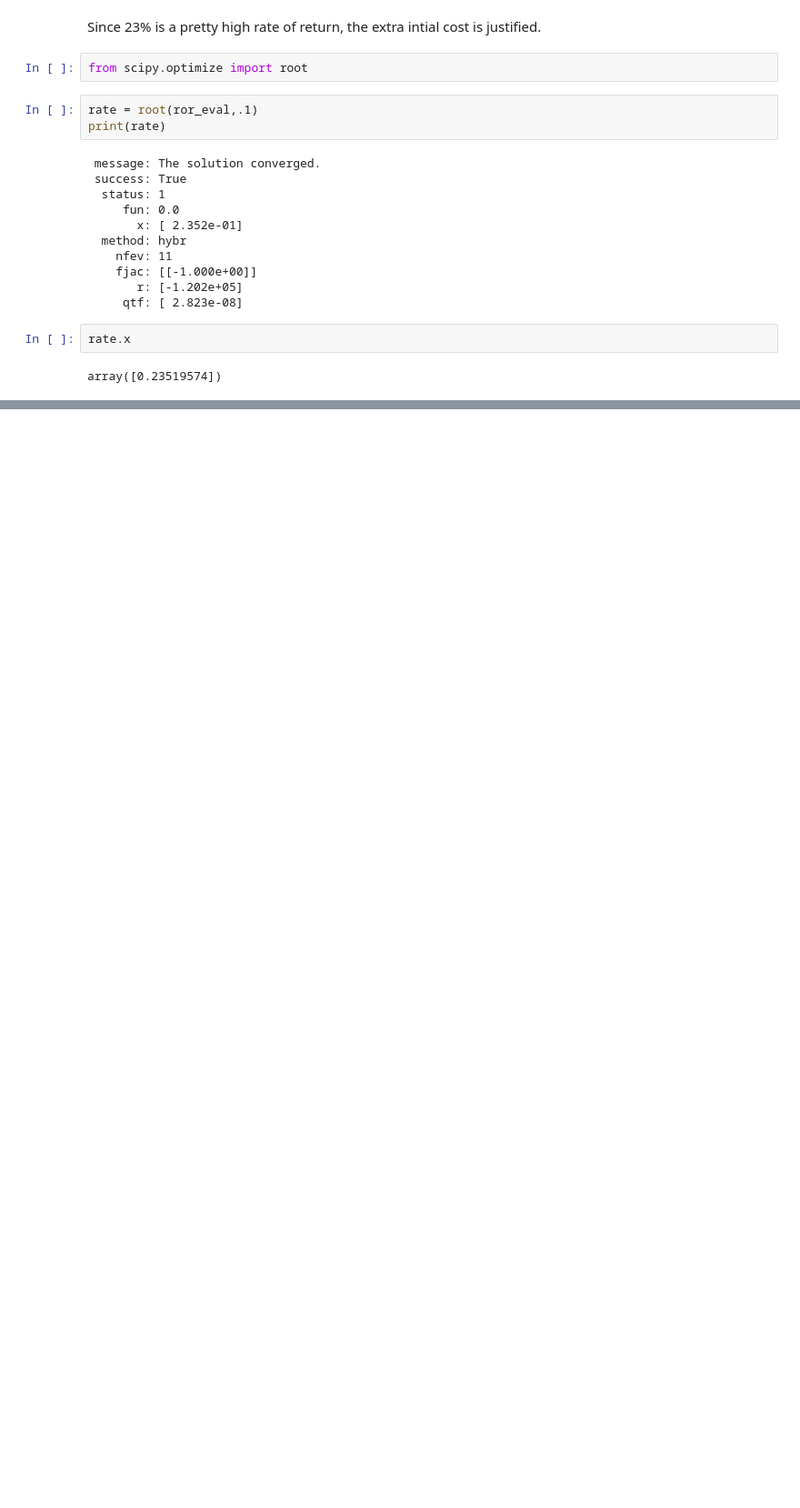
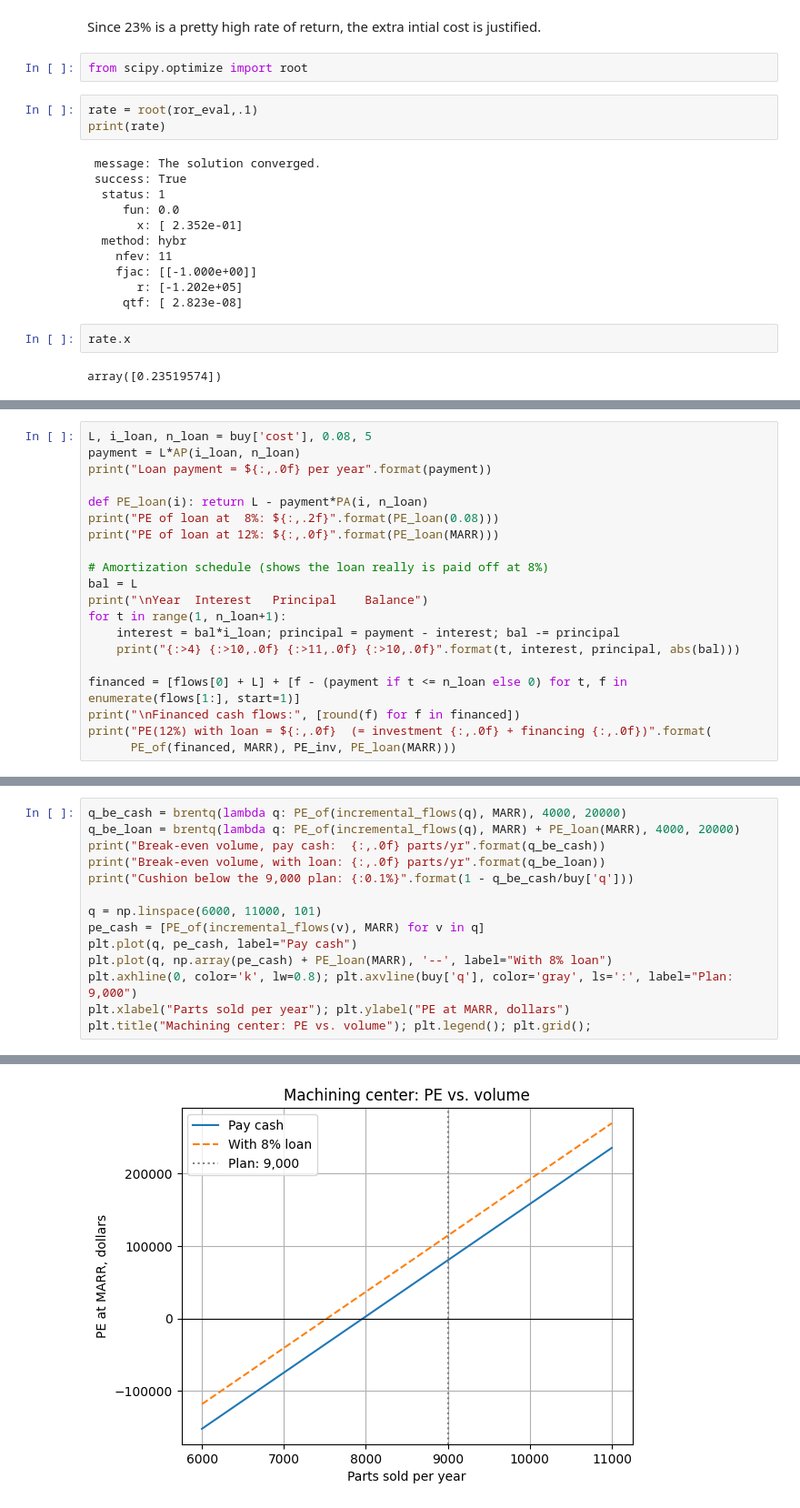
Before and after one commit to Dr-Daily/SystemsEngineering, a Jupyter notebook: Economic Evaluation.ipynb, the cells around one changed output, grey strips where cells are left out. Shown at 91% size. Drawn from its saved outputs; the diff is of its cells as text; blank space fills up the shorter version.

```diff
--- a/Economic Evaluation.ipynb
+++ b/Economic Evaluation.ipynb
@@ -690,0 +773,20 @@ np.float64(0.23519573713229558)
+# %%
+L, i_loan, n_loan = buy['cost'], 0.08, 5
+payment = L*AP(i_loan, n_loan)
+print("Loan payment = ${:,.0f} per year".format(payment))
+
+def PE_loan(i): return L - payment*PA(i, n_loan)
+print("PE of loan at  8%: ${:,.2f}".format(PE_loan(0.08)))
+print("PE of loan at 12%: ${:,.0f}".format(PE_loan(MARR)))
+
+# Amortization schedule (shows the loan really is paid off at 8%)
+bal = L
+print("\nYear  Interest   Principal    Balance")
+for t in range(1, n_loan+1):
+    interest = bal*i_loan; principal = payment - interest; bal -= principal
+    print("{:>4} {:>10,.0f} {:>11,.0f} {:>10,.0f}".format(t, interest, principal, abs(bal)))
+
+financed = [flows[0] + L] + [f - (payment if t <= n_loan else 0) for t, f in enumerate(flows[1:], start=1)]
+print("\nFinanced cash flows:", [round(f) for f in financed])
+print("PE(12%) with loan = ${:,.0f}  (= investment {:,.0f} + financing {:,.0f})".format(
+      PE_of(financed, MARR), PE_inv, PE_loan(MARR)))
@@ -690,0 +810,15 @@ np.float64(0.23519573713229558)
+# %%
+q_be_cash = brentq(lambda q: PE_of(incremental_flows(q), MARR), 4000, 20000)
+q_be_loan = brentq(lambda q: PE_of(incremental_flows(q), MARR) + PE_loan(MARR), 4000, 20000)
+print("Break-even volume, pay cash:  {:,.0f} parts/yr".format(q_be_cash))
+print("Break-even volume, with loan: {:,.0f} parts/yr".format(q_be_loan))
+print("Cushion below the 9,000 plan: {:0.1%}".format(1 - q_be_cash/buy['q']))
+
+q = np.linspace(6000, 11000, 101)
+pe_cash = [PE_of(incremental_flows(v), MARR) for v in q]
+plt.plot(q, pe_cash, label="Pay cash")
+plt.plot(q, np.array(pe_cash) + PE_loan(MARR), '--', label="With 8% loan")
+plt.axhline(0, color='k', lw=0.8); plt.axvline(buy['q'], color='gray', ls=':', label="Plan: 9,000")
+plt.xlabel("Parts sold per year"); plt.ylabel("PE at MARR, dollars")
+plt.title("Machining center: PE vs. volume"); plt.legend(); plt.grid();
+# %% [output]
@@ -690,0 +828 @@ np.float64(0.23519573713229558)
+[figure, added]
```
Also changed, not shown: parts of 35 cells of this notebook.
